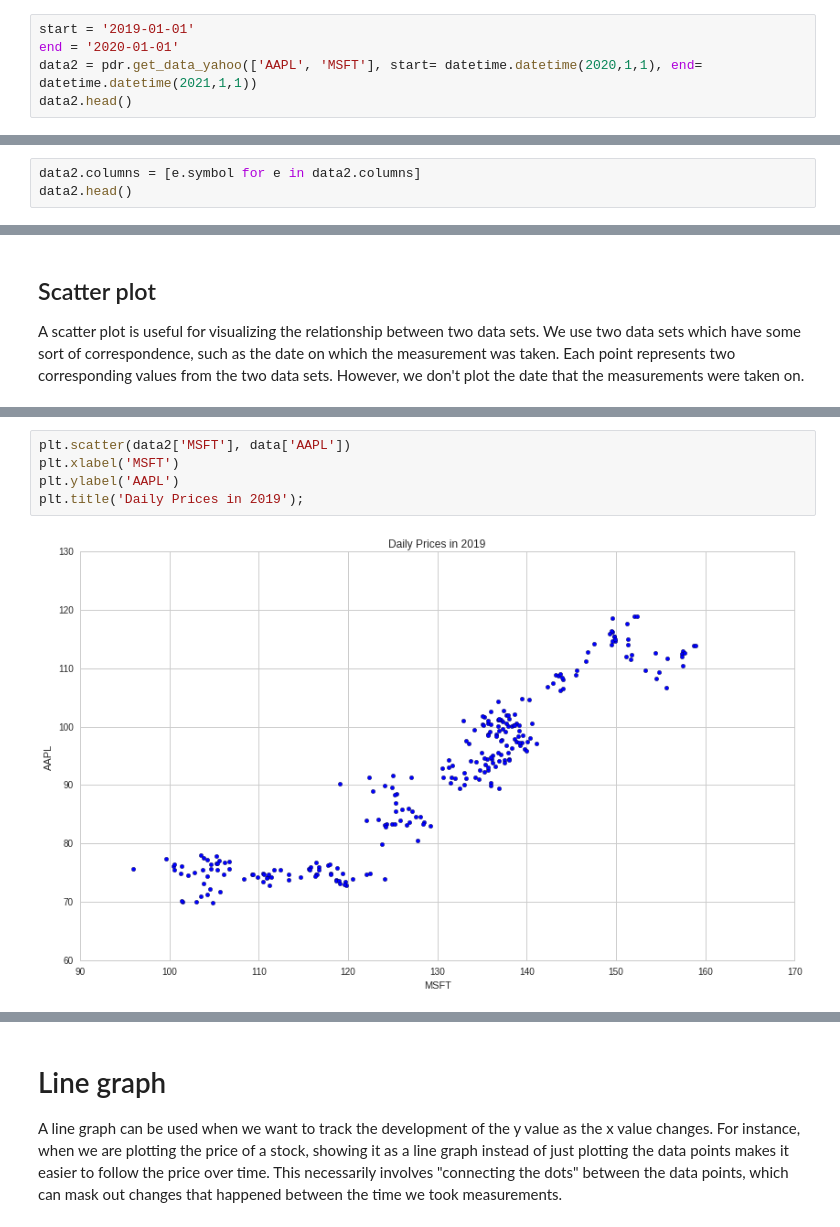
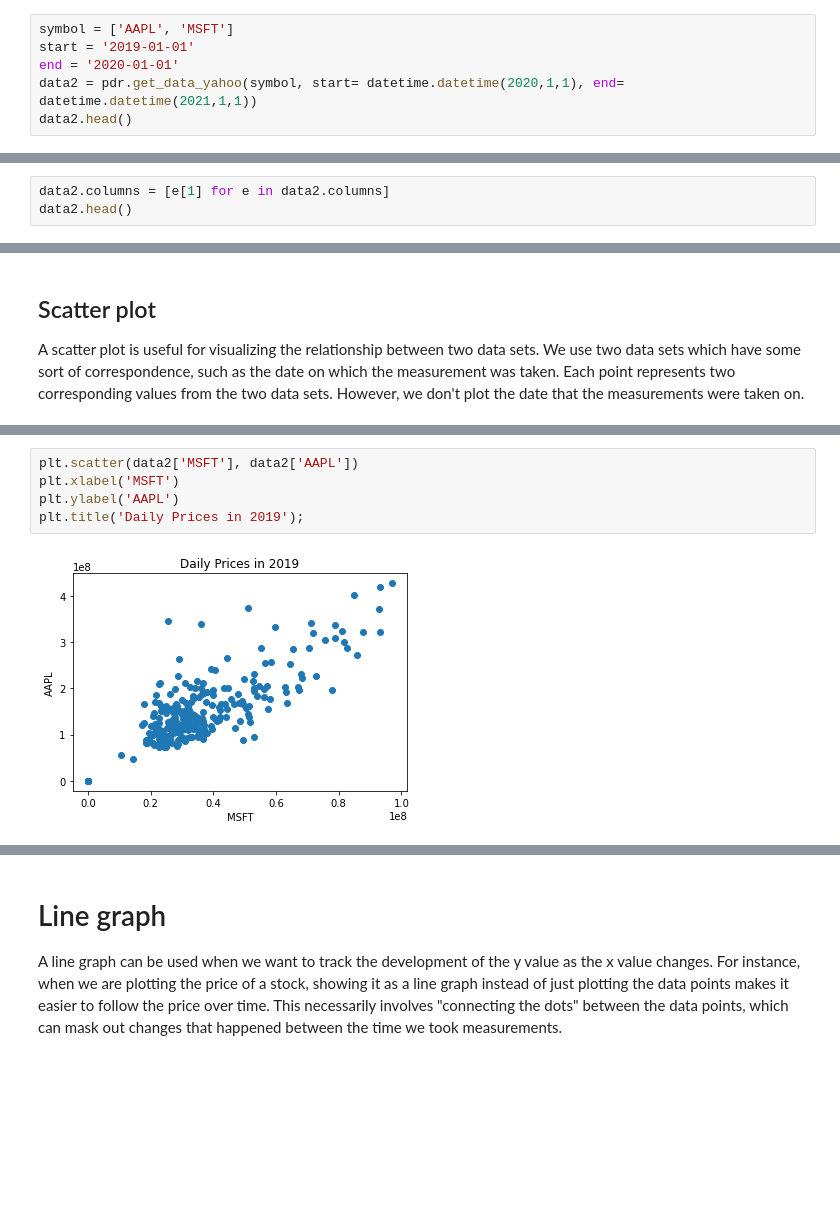
Before and after one commit to ccontrerasc/MetNumUN2021I, a Jupyter notebook: Lab 1/ccontrerasclecture5.ipynb, the cells around one changed output, grey strips where cells are left out. Drawn from its saved outputs; the diff is of its cells as text; blank space fills up the shorter version.

```diff
--- a/Lab 1/ccontrerasclecture5.ipynb
+++ b/Lab 1/ccontrerasclecture5.ipynb
@@ -58,9 +59,10 @@ data.head()
 | 2014-01-07 | 17.181829 | 31.410315 | 19.287144 | 36.410000 | 19.498571 | 36.490002 | 19.211430 | 36.209999 | 19.440001 | 36.330002 | ... |
 | 2014-01-08 | 17.290642 | 30.849575 | 19.409286 | 35.759998 | 19.484285 | 36.139999 | 19.238930 | 35.580002 | 19.243214 | 36.000000 | ... |
 # %%
+symbol = ['AAPL', 'MSFT']
 start = '2019-01-01'
 end = '2020-01-01'
-data2 = pdr.get_data_yahoo(['AAPL', 'MSFT'], start= datetime.datetime(2020,1,1), end= datetime.datetime(2021,1,1))
+data2 = pdr.get_data_yahoo(symbol, start= datetime.datetime(2020,1,1), end= datetime.datetime(2021,1,1))
 data2.head()
 # %% [output]
 | Attributes | Adj Close |  | Close |  | High |  | Low |  | Open |  | ... |
@@ -81,4 +89,4 @@ AttributeError: ignored
 # %%
-data2.columns = [e.symbol for e in data2.columns]
+data2.columns = [e[1] for e in data2.columns]
 data2.head()
 # %% [output]
@@ -195,10 +211,10 @@ plt.title('Daily Prices in 2014');
 # %%
-plt.scatter(data2['MSFT'], data['AAPL'])
+plt.scatter(data2['MSFT'], data2['AAPL'])
 plt.xlabel('MSFT')
 plt.ylabel('AAPL')
 plt.title('Daily Prices in 2019');
 # %% [output]
-[figure, old version]
+[figure, new version]
 # %%
 R_msft = data['MSFT'].pct_change()[1:]
 R_aapl = data['AAPL'].pct_change()[1:]
```
Also changed, not shown: parts of 18 cells of this notebook.
